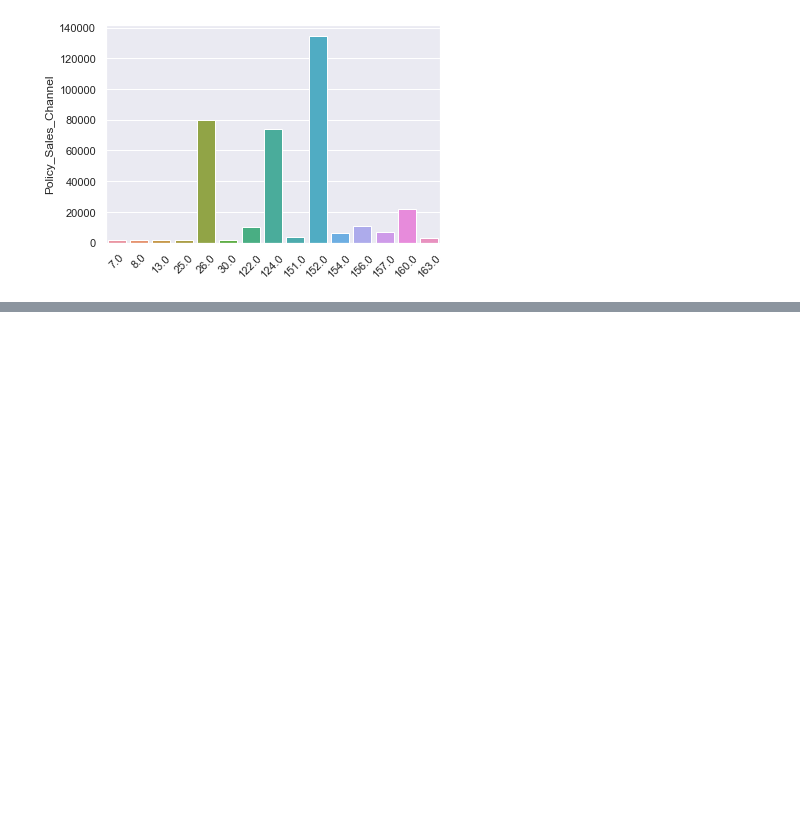
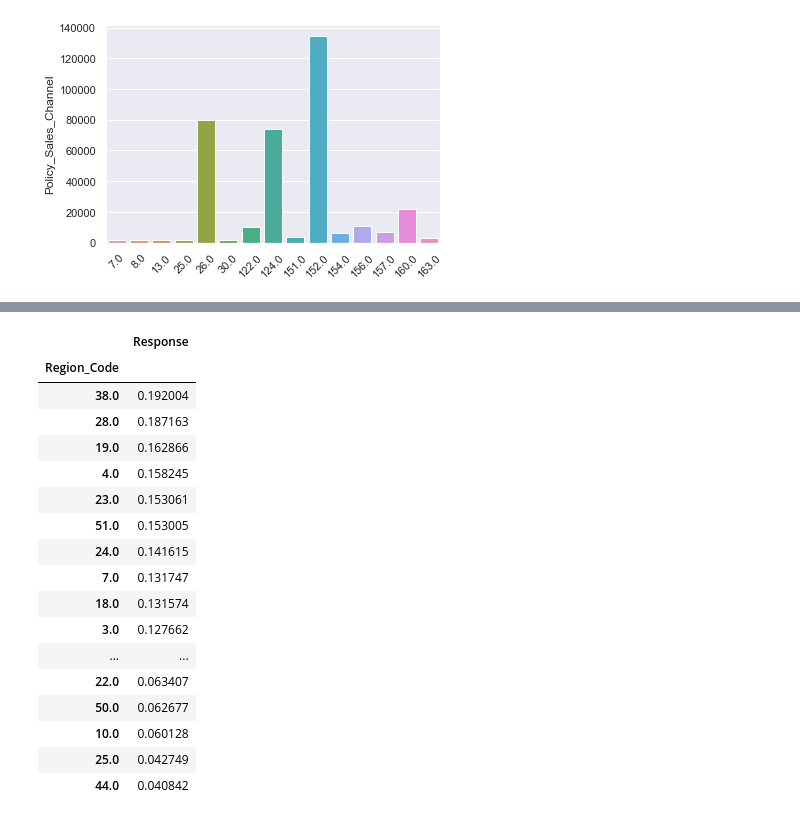
Before and after one commit to speri203/Ensemble_Car_Insurance, a Jupyter notebook: exploratory_analysis.ipynb, the cells around one changed output, grey strips where cells are left out. Cells and saved outputs as stored; diff of their text form; code cells hidden in the pictures; blank space fills up the shorter version.

```diff
--- a/exploratory_analysis.ipynb
+++ b/exploratory_analysis.ipynb
@@ -104,0 +155,22 @@ Graph for Policy_Sales_Channel
+# %%
+region_code_pivot_rank = region_code_pivot.reindex(region_code_pivot['Response'].sort_values(ascending=False).index)
+region_code_pivot_rank
+# %% [output]
+|  | Response |
+| Region_Code |  |
+| 38.0 | 0.192004 |
+| 28.0 | 0.187163 |
+| 19.0 | 0.162866 |
+| 4.0 | 0.158245 |
+| 23.0 | 0.153061 |
+| 51.0 | 0.153005 |
+| 24.0 | 0.141615 |
+| 7.0 | 0.131747 |
+| 18.0 | 0.131574 |
+| 3.0 | 0.127662 |
+| ... | ... |
+| 22.0 | 0.063407 |
+| 50.0 | 0.062677 |
+| 10.0 | 0.060128 |
+| 25.0 | 0.042749 |
+| 44.0 | 0.040842 |
```
Also changed, not shown: parts of 3 cells of this notebook.
